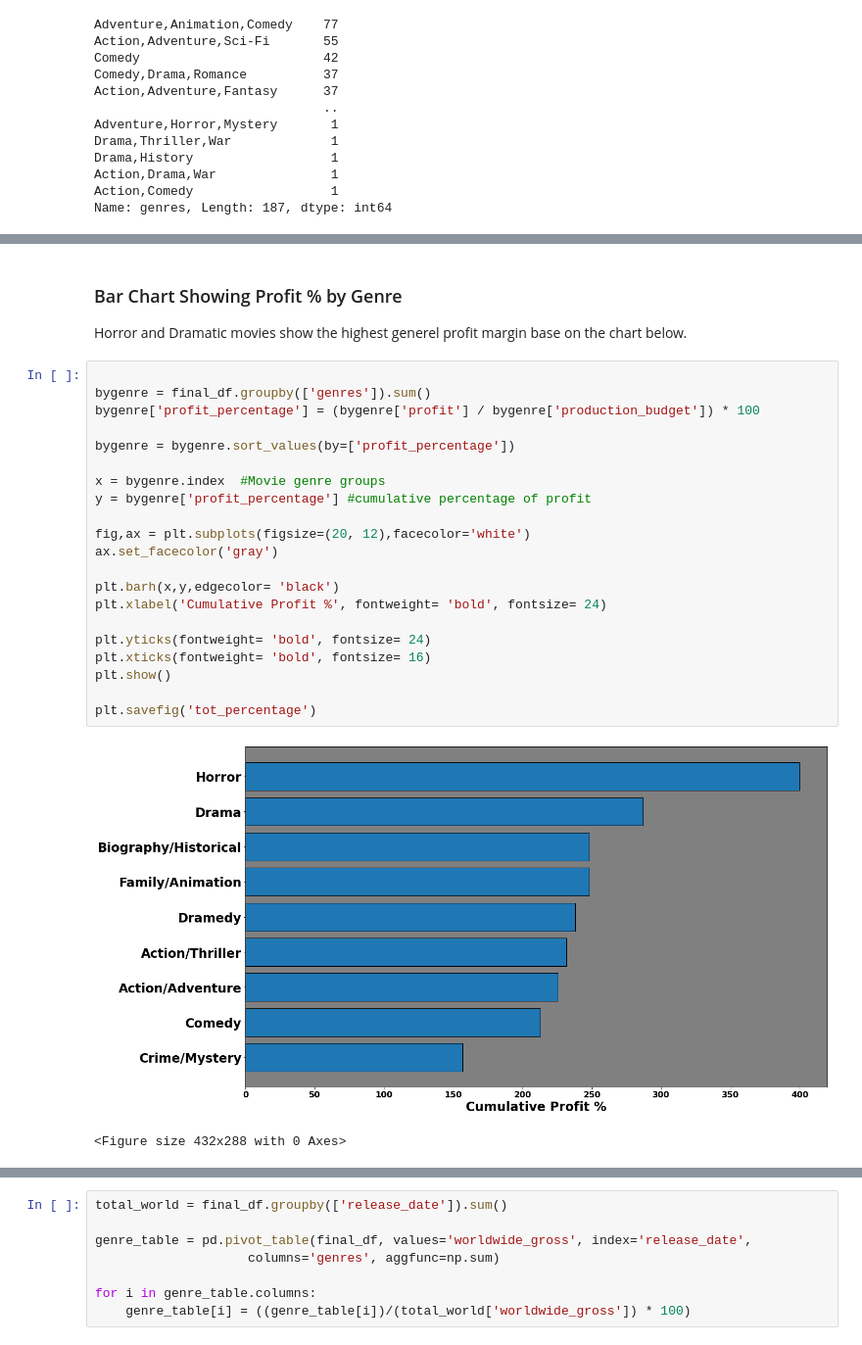
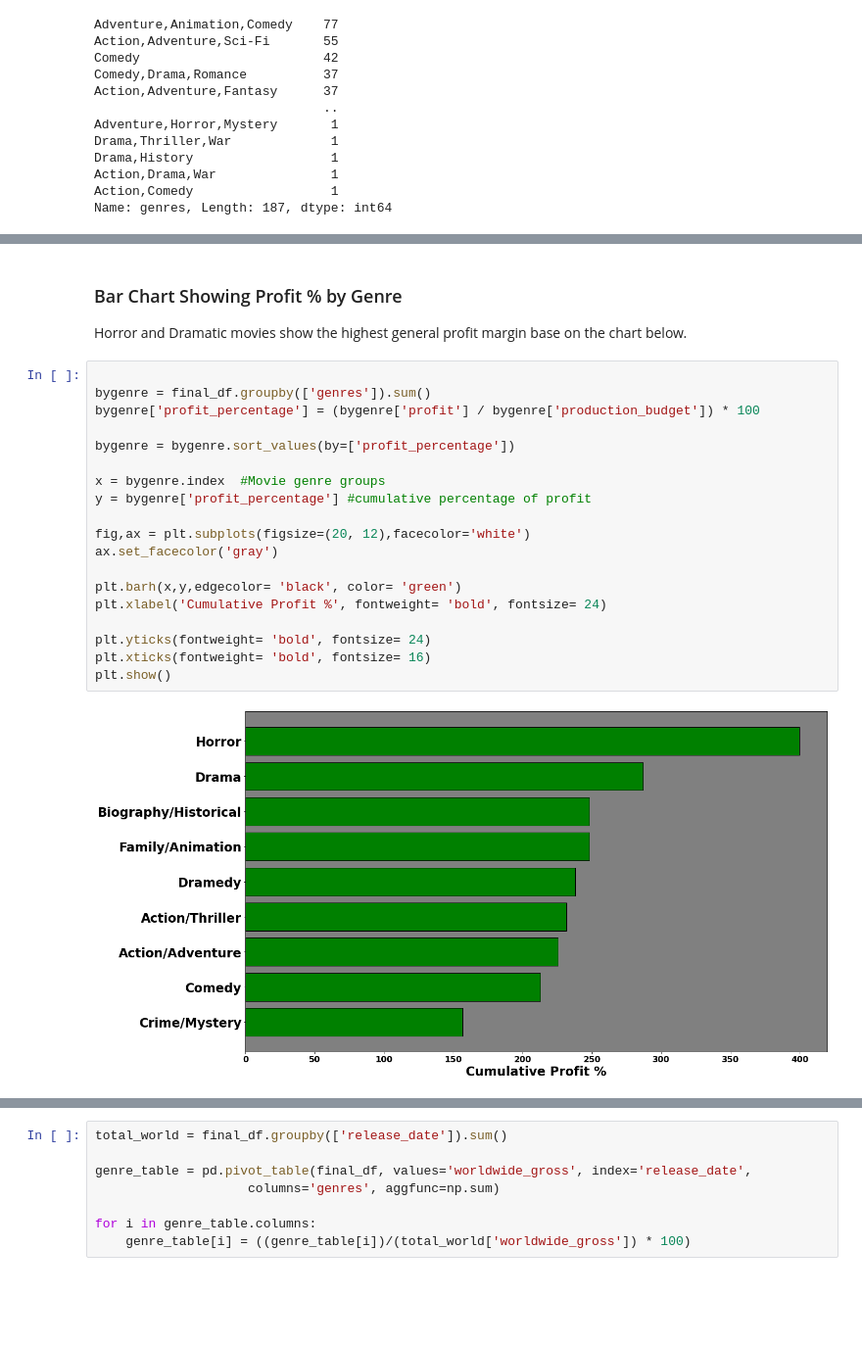
Before and after one commit to manotee/dsc-phase-1-project-v2-4, a Jupyter notebook: student.ipynb, the cells around one changed output, grey strips where cells are left out. Shown: that part at 98% size. Cells and saved outputs as stored; diff of their text form; blank space fills up the shorter version.

```diff
--- a/student.ipynb
+++ b/student.ipynb
@@ -241,29 +277,26 @@ In the visualizations below, we will review overall profit percentage by genre,
 # %% [markdown]
 ### Bar Chart Showing Profit % by Genre
 
-Horror and Dramatic movies show the highest generel profit margin base on the chart below.
+Horror and Dramatic movies show the highest general profit margin base on the chart below.
 # %%
 
 bygenre = final_df.groupby(['genres']).sum()
 bygenre['profit_percentage'] = (bygenre['profit'] / bygenre['production_budget']) * 100
 
 bygenre = bygenre.sort_values(by=['profit_percentage'])
 
 x = bygenre.index  #Movie genre groups
 y = bygenre['profit_percentage'] #cumulative percentage of profit
 
 fig,ax = plt.subplots(figsize=(20, 12),facecolor='white')
 ax.set_facecolor('gray')
 
-plt.barh(x,y,edgecolor= 'black')
+plt.barh(x,y,edgecolor= 'black', color= 'green')
 plt.xlabel('Cumulative Profit %', fontweight= 'bold', fontsize= 24)
 
 plt.yticks(fontweight= 'bold', fontsize= 24)
 plt.xticks(fontweight= 'bold', fontsize= 16)
 plt.show()
-
-plt.savefig('tot_percentage')
 # %% [output]
-[figure, old version]
+[figure, new version]
-<Figure size 432x288 with 0 Axes>
 # %% [markdown]
```
Also changed, not shown: parts of 20 cells of this notebook, 10 other files.
